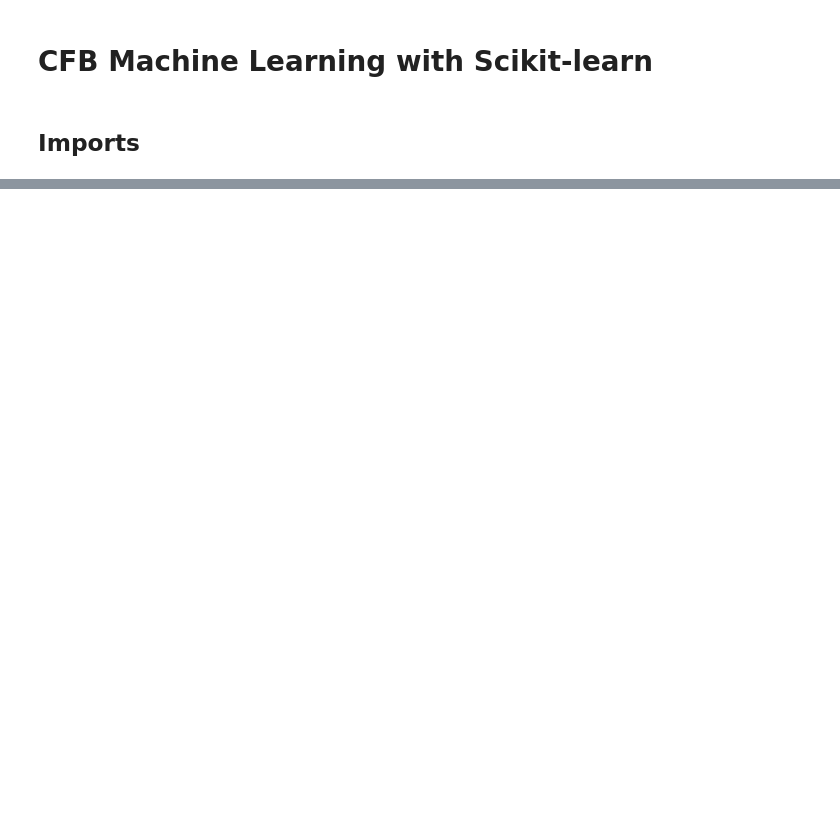
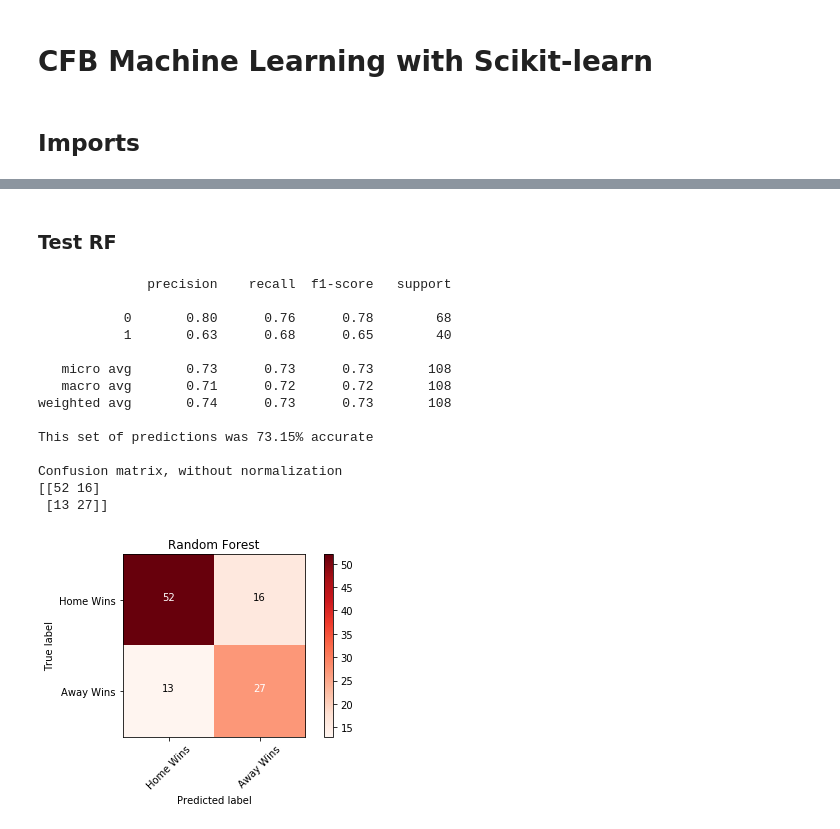
Before and after one commit to nuclearkatie/cfb-machine-learning, a Jupyter notebook: cfb-machine-learning.ipynb, the cells around one changed output, grey strips where cells are left out. Drawn from its saved outputs; the diff is of its cells as text; code cells hidden in the pictures; blank space fills up the shorter version.

```diff
--- a/cfb-machine-learning.ipynb
+++ b/cfb-machine-learning.ipynb
@@ -166,0 +133,3 @@ bowl_predictions
+# %%
+rf = RandomForestClassifier(n_estimators = 100)
+rf.fit(X_train, y_train)
@@ -166,0 +144,22 @@ bowl_predictions
+# %% [markdown]
+### Test RF
+# %%
+rf_predictions = rf.predict(X_test)
+# %%
+rf_cm = test_predictions(y_test, rf_predictions, title = 'Random Forest', plot_cm=True, cmap=plt.cm.Reds)
+# %% [output]
+              precision    recall  f1-score   support
+
+           0       0.80      0.76      0.78        68
+           1       0.63      0.68      0.65        40
+
+   micro avg       0.73      0.73      0.73       108
+   macro avg       0.71      0.72      0.72       108
+weighted avg       0.74      0.73      0.73       108
+
+This set of predictions was 73.15% accurate
+
+Confusion matrix, without normalization
+[[52 16]
+ [13 27]]
+[figure, added]
```
Also changed, not shown: parts of 96 cells of this notebook.
